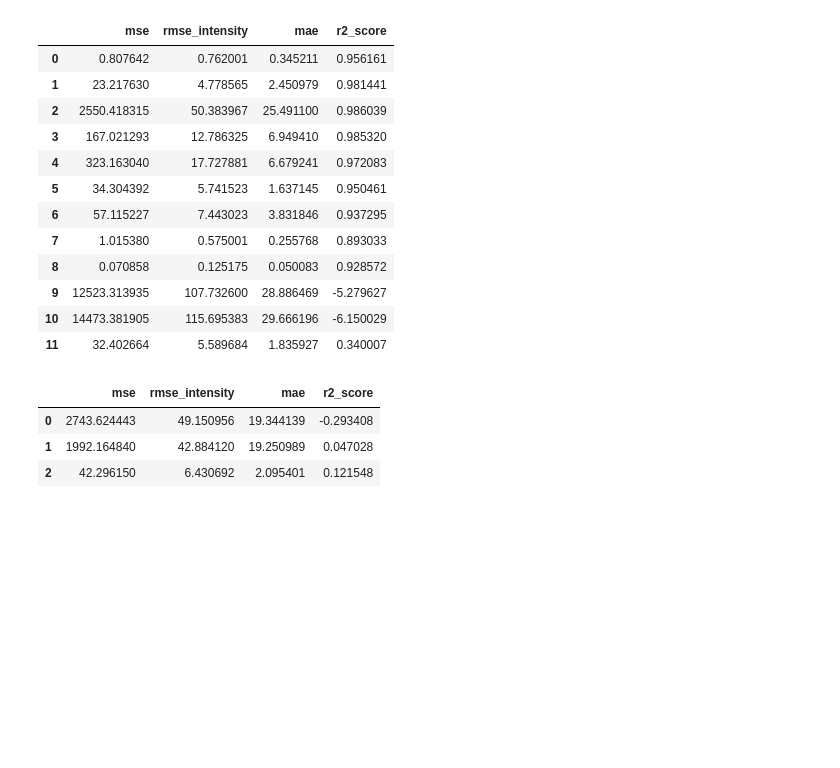
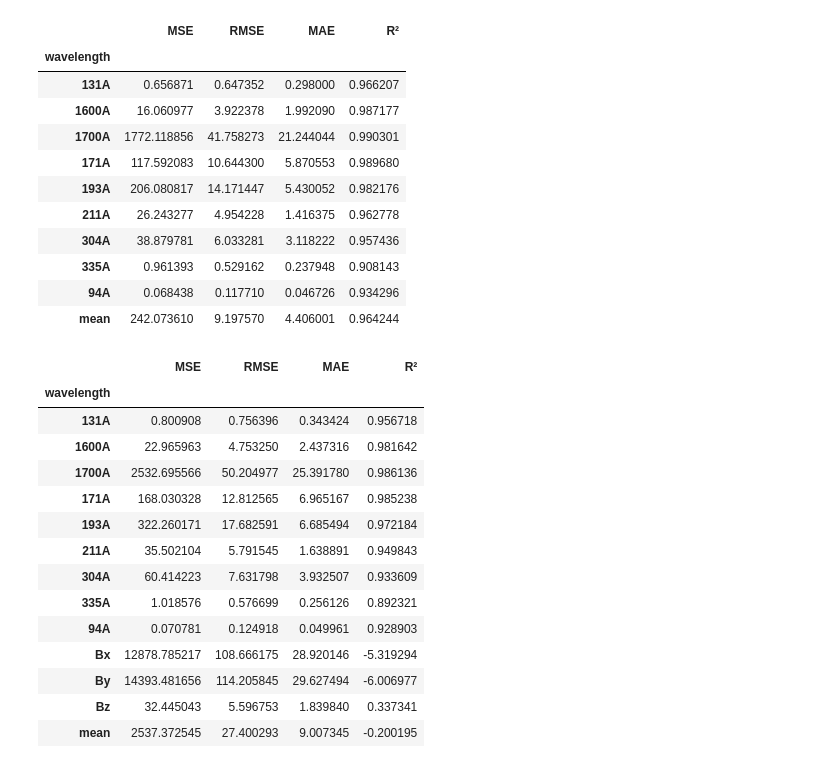
Before and after one commit to Joaggi/sdofmv2, a Jupyter notebook: notebooks/analysis/ds/missing_channel/missing_channel_results_table.ipynb, the cells around one changed output. Drawn from its saved outputs; the diff is of its cells as text; code cells hidden in the pictures; blank space fills up the shorter version.

```diff
--- a/notebooks/analysis/ds/missing_channel/missing_channel_results_table.ipynb
+++ b/notebooks/analysis/ds/missing_channel/missing_channel_results_table.ipynb
@@ -2,9 +2,22 @@
 import pandas as pd
 # %%
 base_path = "../../../../assets/ds_results/missing_channel/"
-df_aia = pd.read_csv(base_path + "missing_channel_test_sdofmv2-aia.csv")
-df_all = pd.read_csv(base_path + "missing_channel_test_sdofmv2-all.csv")
-df_hmi = pd.read_csv(base_path + "missing_channel_test_sdofmv2-hmi-log.csv")
+columns = ["wavelength", "mse", "rmse_intensity", "mae", "r2_score"]
+df_aia = pd.read_csv(base_path + "missing_channel_test_sdofmv2-aia.csv", usecols=columns)
+df_all = pd.read_csv(base_path + "missing_channel_test_sdofmv2-all.csv", usecols=columns)
+df_all_zero = pd.read_csv(base_path + "missing_channel_test_sdofmv2-all-zeroshot.csv", usecols=columns)
+df_hmi = pd.read_csv(base_path + "missing_channel_test_sdofmv2-hmi-log.csv", usecols=columns)
+# %%
+def modifying_df(df):
+    df.set_index("wavelength", inplace=True)
+    df.loc["mean"] = df.mean()
+    df = df.rename(columns={
+        "mse": "MSE",
+        "rmse_intensity": "RMSE",
+        "mae": "MAE",
+        "r2_score": "R²"
+    })
+    df = df[["MSE", "RMSE", "MAE", "R²"]]
+    return df
 # %%
-columns = ["mse", "rmse_intensity", "mae", "r2_score"]
-df_aia[columns]
+df_aia = modifying_df(df_aia)
@@ -24,23 +24,16 @@ df_aia.mean(axis=0)
 # %%
-df_all[columns]
+# columns_order = ["mse", "rmse_intensity", "mae", "r2_score"]
+df_aia
 # %% [output]
-|  | mse | rmse_intensity | mae | r2_score |
-| 0 | 0.807642 | 0.762001 | 0.345211 | 0.956161 |
-| 1 | 23.217630 | 4.778565 | 2.450979 | 0.981441 |
-| 2 | 2550.418315 | 50.383967 | 25.491100 | 0.986039 |
-| 3 | 167.021293 | 12.786325 | 6.949410 | 0.985320 |
-| 4 | 323.163040 | 17.727881 | 6.679241 | 0.972083 |
-| 5 | 34.304392 | 5.741523 | 1.637145 | 0.950461 |
-| 6 | 57.115227 | 7.443023 | 3.831846 | 0.937295 |
-| 7 | 1.015380 | 0.575001 | 0.255768 | 0.893033 |
-| 8 | 0.070858 | 0.125175 | 0.050083 | 0.928572 |
-| 9 | 12523.313935 | 107.732600 | 28.886469 | -5.279627 |
-| 10 | 14473.381905 | 115.695383 | 29.666196 | -6.150029 |
-| 11 | 32.402664 | 5.589684 | 1.835927 | 0.340007 |
+|  | MSE | RMSE | MAE | R² |
+| wavelength |  |  |  |  |
+| 131A | 0.656871 | 0.647352 | 0.298000 | 0.966207 |
+| 1600A | 16.060977 | 3.922378 | 1.992090 | 0.987177 |
+| 1700A | 1772.118856 | 41.758273 | 21.244044 | 0.990301 |
+| 171A | 117.592083 | 10.644300 | 5.870553 | 0.989680 |
+| 193A | 206.080817 | 14.171447 | 5.430052 | 0.982176 |
+| 211A | 26.243277 | 4.954228 | 1.416375 | 0.962778 |
+| 304A | 38.879781 | 6.033281 | 3.118222 | 0.957436 |
+| 335A | 0.961393 | 0.529162 | 0.237948 | 0.908143 |
+| 94A | 0.068438 | 0.117710 | 0.046726 | 0.934296 |
+| mean | 242.073610 | 9.197570 | 4.406001 | 0.964244 |
-# %%
-df_hmi[columns]
-# %% [output]
-|  | mse | rmse_intensity | mae | r2_score |
-| 0 | 2743.624443 | 49.150956 | 19.344139 | -0.293408 |
-| 1 | 1992.164840 | 42.884120 | 19.250989 | 0.047028 |
-| 2 | 42.296150 | 6.430692 | 2.095401 | 0.121548 |
@@ -46,0 +42,18 @@ df_hmi[columns]
+# %%
+df_all
+# %% [output]
+|  | MSE | RMSE | MAE | R² |
+| wavelength |  |  |  |  |
+| 131A | 0.800908 | 0.756396 | 0.343424 | 0.956718 |
+| 1600A | 22.965963 | 4.753250 | 2.437316 | 0.981642 |
+| 1700A | 2532.695566 | 50.204977 | 25.391780 | 0.986136 |
+| 171A | 168.030328 | 12.812565 | 6.965167 | 0.985238 |
+| 193A | 322.260171 | 17.682591 | 6.685494 | 0.972184 |
+| 211A | 35.502104 | 5.791545 | 1.638891 | 0.949843 |
+| 304A | 60.414223 | 7.631798 | 3.932507 | 0.933609 |
+| 335A | 1.018576 | 0.576699 | 0.256126 | 0.892321 |
+| 94A | 0.070781 | 0.124918 | 0.049961 | 0.928903 |
+| Bx | 12878.785217 | 108.666175 | 28.920146 | -5.319294 |
+| By | 14393.481656 | 114.205845 | 29.627494 | -6.006977 |
+| Bz | 32.445043 | 5.596753 | 1.839840 | 0.337341 |
+| mean | 2537.372545 | 27.400293 | 9.007345 | -0.200195 |
```
Also changed, not shown: parts of 10 cells of this notebook, 4 other files.
